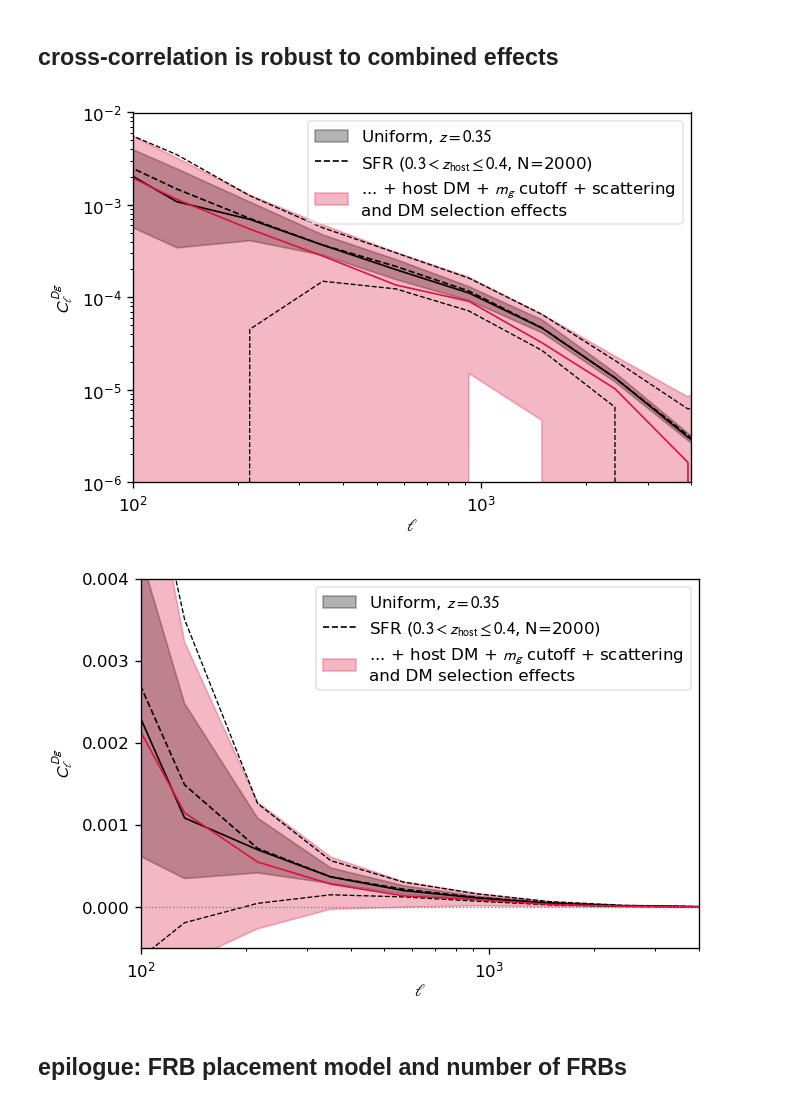
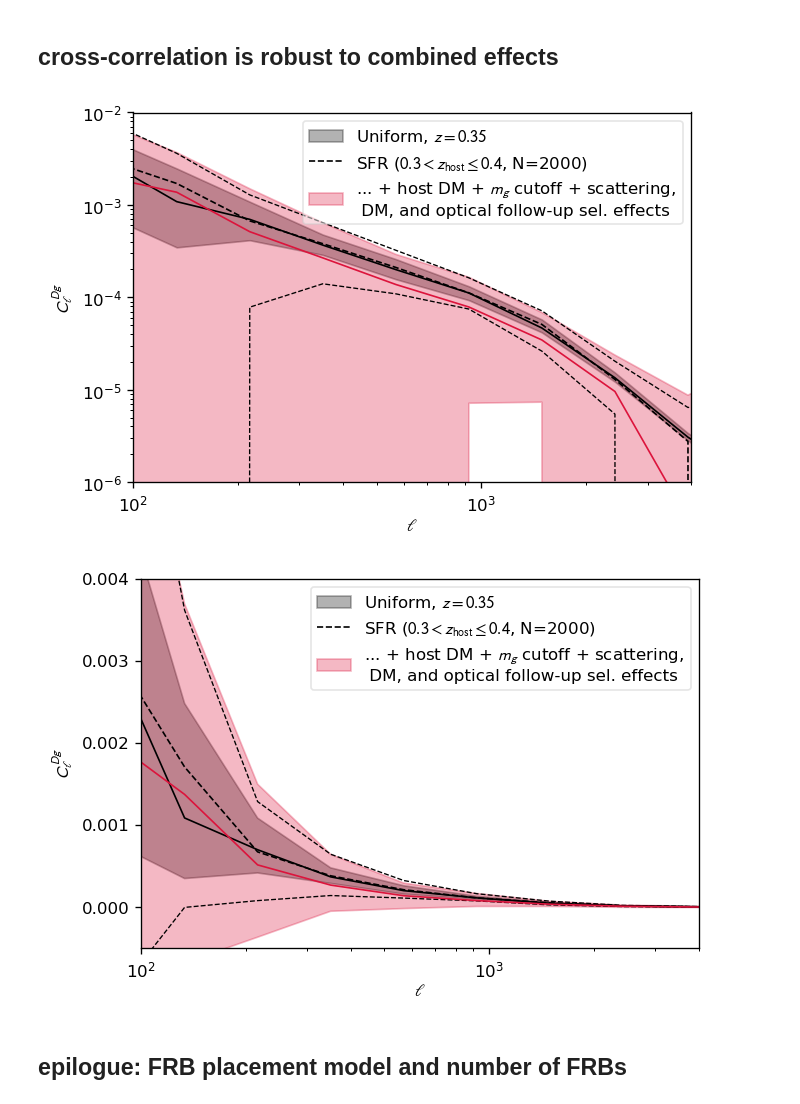
Before and after one commit to aqcheng/illustris_frb, a Jupyter notebook: notebooks/paper_figures.ipynb, the cells around one changed output. Cells and saved outputs as stored; diff of their text form; code cells hidden in the pictures.

Commit message:
added combined

```diff
--- a/notebooks/paper_figures.ipynb
+++ b/notebooks/paper_figures.ipynb
@@ -713,26 +713,25 @@ fig, ax = plt.subplots()
 plot_xcorr_trials(ells, combined_res['midslice']['ClDgs'], ax=ax, color='k', label=f'Uniform, $z={frb_mean_z:.2f}$')
 plot_ref_ClDg(ax, fid_ClDgs, 1, 0.8, label=r'SFR ($0.3 < z_\text{host} \leq 0.4$, N=2000)')
 # plot_xcorr_trials(ells, subdict['ClDgs'][n_frbs], ax=ax, color='seagreen', label='... + host DM')
-plot_xcorr_trials(ells, subdict['ClDgs_exp'][n_frbs], ax=ax, color='crimson', label='... + host DM + $m_g$ cutoff + scattering\nand DM selection effects')
+plot_xcorr_trials(ells, subdict['ClDgs_exp'], ax=ax, color='crimson', label='... + host DM + $m_g$ cutoff + scattering,\n DM, and optical follow-up sel. effects')
 legend = ax.legend(fontsize=10, loc='upper right')
 
 plt.savefig(os.path.join(figpath, 'combined_log.pdf'))
 # %% [output]
-[figure, old version]
+[figure, new version]
 # %%
 fig, ax = plt.subplots()
 
 plot_xcorr_trials(ells, combined_res['midslice']['ClDgs'], ax=ax, color='k', label=f'Uniform, $z={frb_mean_z:.2f}$')
 plot_ref_ClDg(ax, fid_ClDgs, 1, 0.8, label=r'SFR ($0.3 < z_\text{host} \leq 0.4$, N=2000)')
 # plot_xcorr_trials(ells, subdict['ClDgs'][n_frbs], ax=ax, color='seagreen', label='... + host DM')
-plot_xcorr_trials(ells, subdict['ClDgs_exp'][n_frbs], ax=ax, color='crimson', label='... + host DM + $m_g$ cutoff + scattering\nand DM selection effects', yscale='linear')
+plot_xcorr_trials(ells, subdict['ClDgs_exp'], ax=ax, color='crimson',
+                  label='... + host DM + $m_g$ cutoff + scattering,\n DM, and optical follow-up sel. effects', yscale='linear')
 legend = ax.legend(fontsize=10, loc='upper right')
 
-ax.axhline(0, color='gray', ls='dotted', lw=0.8)
-
-plt.savefig(os.path.join(figpath, 'combined_linear.pdf'))
+plt.savefig(os.path.join(figpath, 'combined_log.pdf'))
 # %% [output]
-[figure, old version]
+[figure, new version]
 # %% [markdown]
 ## epilogue: FRB placement model and number of FRBs
 # %%
```
Also changed, not shown: 2 other files.
